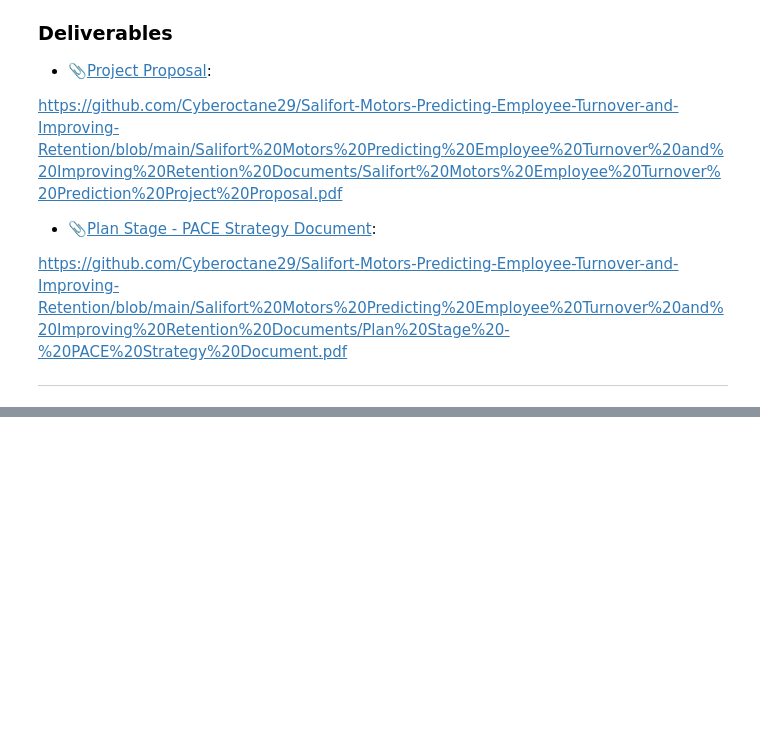
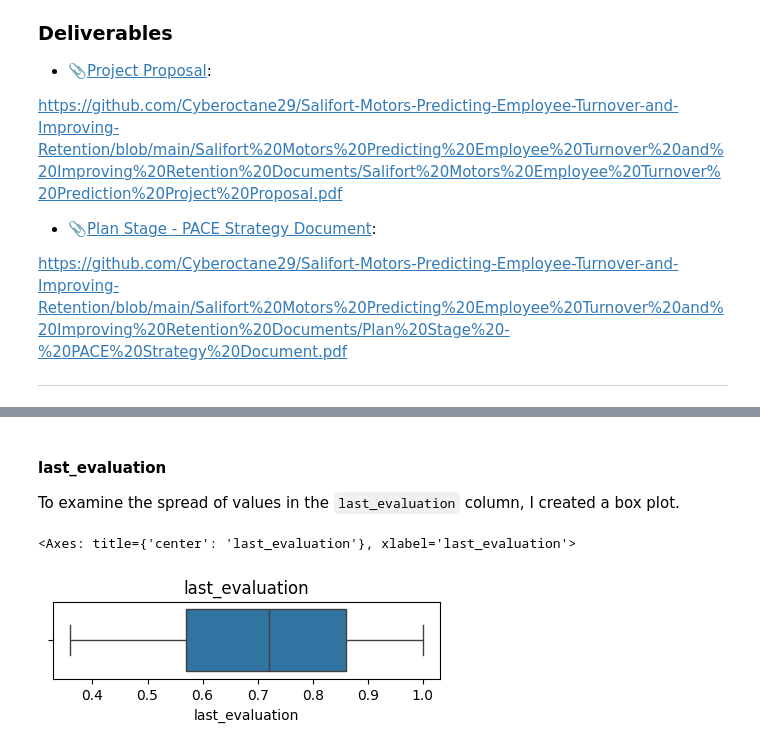
Before and after one commit to Cyberoctane29/Salifort-Motors-Predicting-Employee-Turnover-and-Improving-Retention, a Jupyter notebook: Project Parts/Salifort_Motors_Turnover_Part1_Plan_and_Analyze_Includes_EDA.ipynb, the cells around one changed output, grey strips where cells are left out. Drawn from its saved outputs; the diff is of its cells as text; code cells hidden in the pictures; blank space fills up the shorter version.

```diff
--- a/Project Parts/Salifort_Motors_Turnover_Part1_Plan_and_Analyze_Includes_EDA.ipynb
+++ b/Project Parts/Salifort_Motors_Turnover_Part1_Plan_and_Analyze_Includes_EDA.ipynb
@@ -335,0 +672,11 @@ https://github.com/Cyberoctane29/Salifort-Motors-Predicting-Employee-Turnover-an
+# %% [markdown]
+#### last_evaluation
+
+To examine the spread of values in the `last_evaluation` column, I created a box plot.
+# %%
+plt.figure(figsize=(5,1))
+plt.title('last_evaluation')
+sns.boxplot(x=hr_df1['last_evaluation'])
+# %% [output]
+<Axes: title={'center': 'last_evaluation'}, xlabel='last_evaluation'>
+[figure, added]
```
Also changed, not shown: parts of 68 cells of this notebook.
